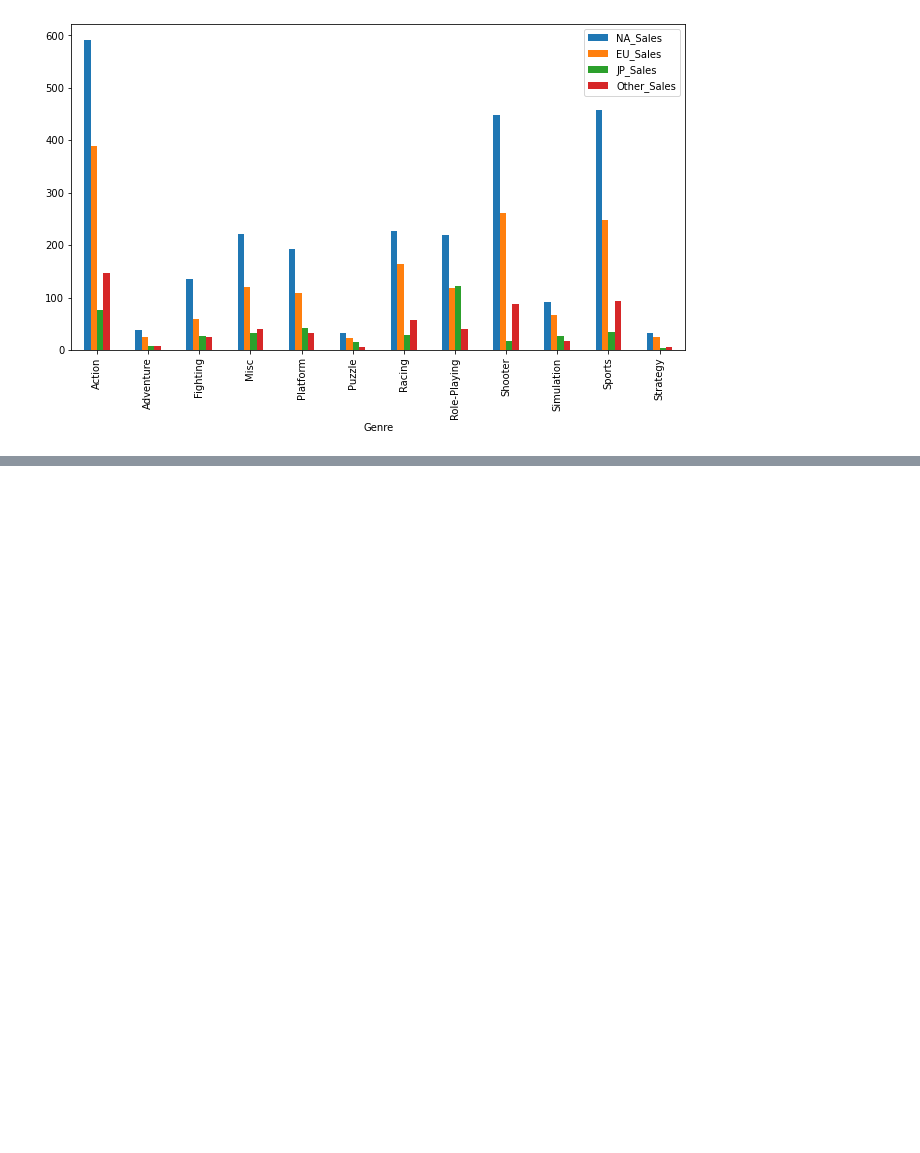
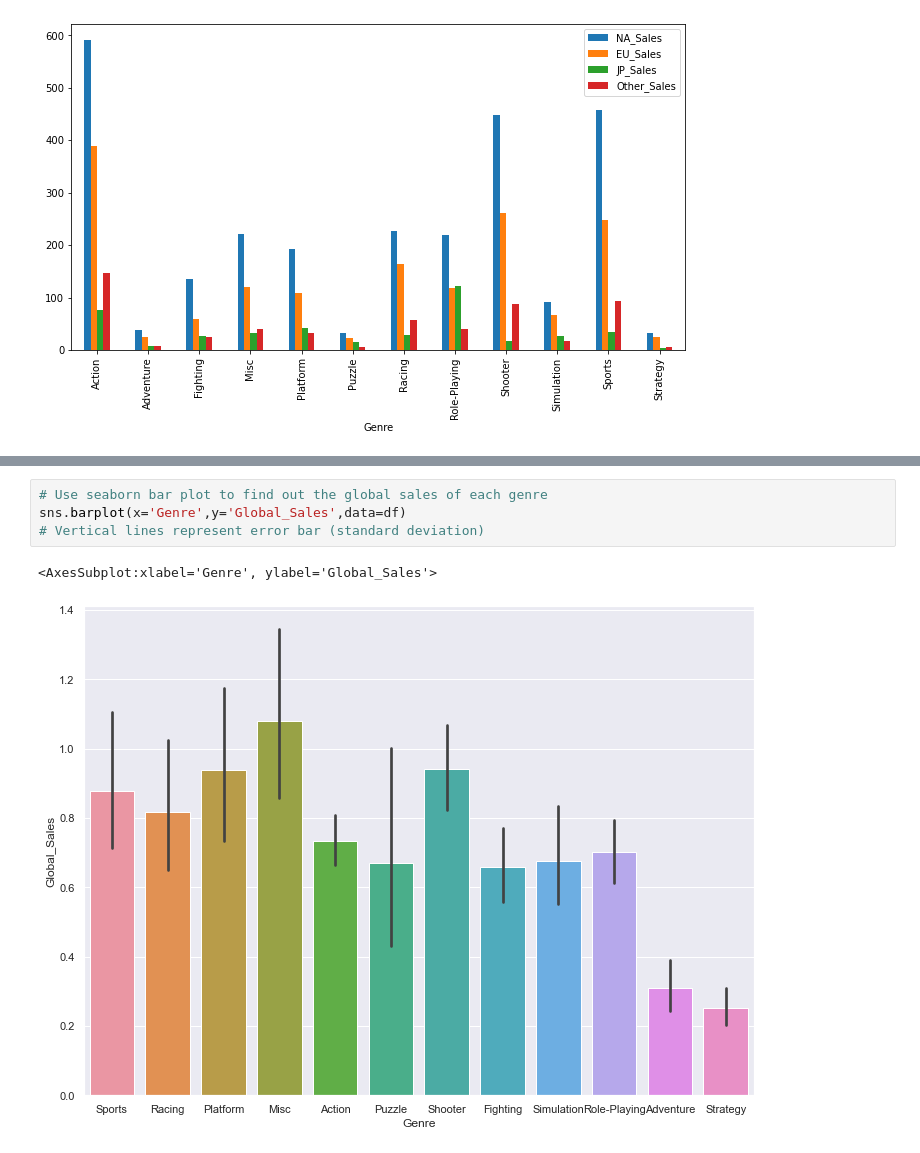
Before and after one commit to mcslender97/project-4-video-games, a Jupyter notebook: project-4_P2.ipynb, the cells around one changed output, grey strips where cells are left out. Drawn from its saved outputs; the diff is of its cells as text; blank space fills up the shorter version.

```diff
--- a/project-4_P2.ipynb
+++ b/project-4_P2.ipynb
@@ -93,0 +117,7 @@ df_group_world.plot(kind='bar',figsize=(11,6))
+# %%
+# Use seaborn bar plot to find out the global sales of each genre
+sns.barplot(x='Genre',y='Global_Sales',data=df)
+# Vertical lines represent error bar (standard deviation)
+# %% [output]
+<AxesSubplot:xlabel='Genre', ylabel='Global_Sales'>
+[figure, added]
```
Also changed, not shown: parts of 3 cells of this notebook.
